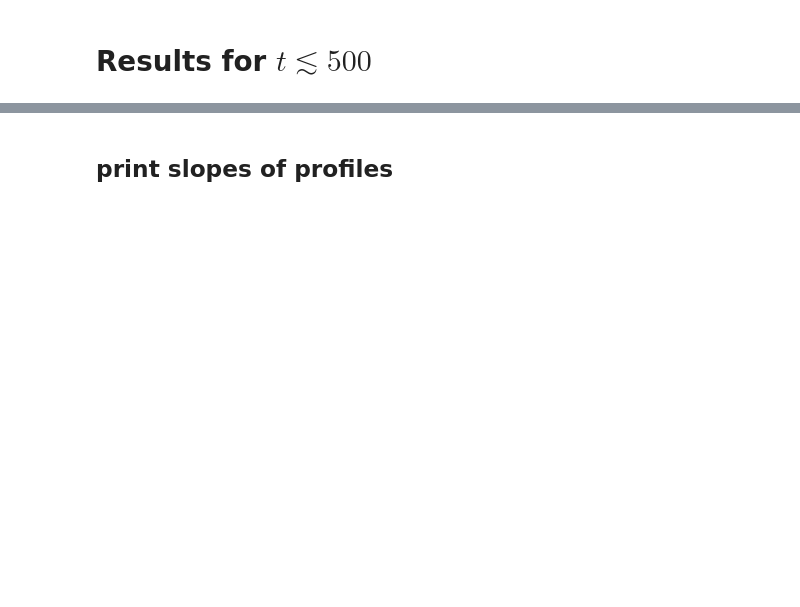
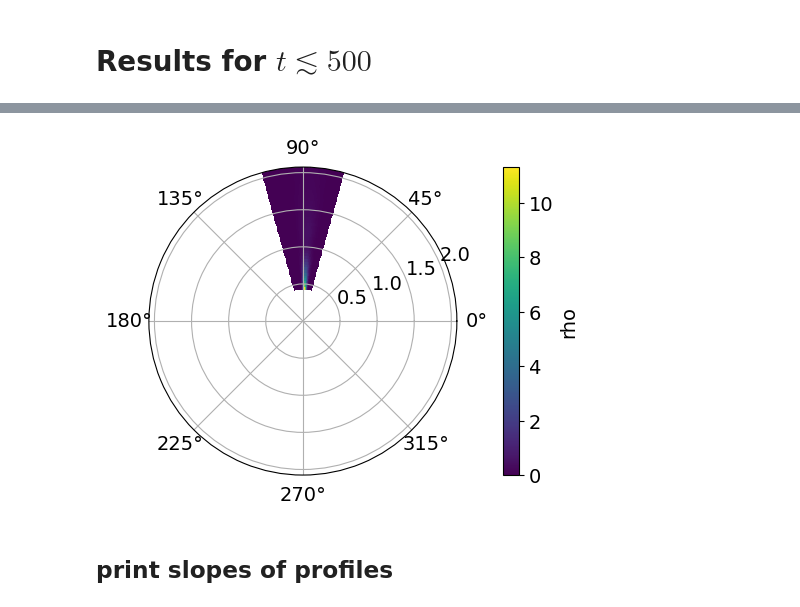
Before and after one commit to Jupiter1994/athena-warps, a Jupyter notebook: warped-disks/jiarus_diagnosis_3d.ipynb, the cells around one changed output, grey strips where cells are left out. Saved outputs shown, nothing was run; the diff lists cells and outputs as text; code cells hidden in the pictures; blank space fills up the shorter version.

```diff
--- a/warped-disks/jiarus_diagnosis_3d.ipynb
+++ b/warped-disks/jiarus_diagnosis_3d.ipynb
@@ -130,3 +143,28 @@ loading snapshot at t= 2826.0
+# %%
+fig = plt.figure(figsize=(12,4))
+#ax = fig.add_subplot()
+ax = fig.add_subplot(projection='polar')
+
+## view from above
+theta_ind = 27 # 27 = midplane of domain
+#c = ax.pcolormesh(phi_3d[:, theta_ind, :], rad_3d[:, theta_ind, :], den[:,theta_ind,:], cmap='viridis')
+
+## view from the side
+phi_ind = 2 # phi~0
+c = ax.pcolormesh(theta_3d[:,:,phi_ind], rad_3d[:,:,phi_ind], den[:,:,phi_ind], cmap='viridis')
+phi_ind2 = 12 # phi~pi
+#ax.pcolormesh(2*np.pi-theta_3d[:,:,phi_ind2], rad_3d[:,:,phi_ind2], den[:,:,phi_ind2], cmap='viridis')
+#ax.set_thetalim(np.pi/2- .25, np.pi/2 + .25)
+
+fig.colorbar(c, ax=ax, label="rho")
+
+save_fig = False
+if save_fig:
+    plt.savefig("Figs/disk-side.png")
+
+plt.show()
+# %% [output]
+[figure, added]
 # %% [markdown]
 ## print slopes of profiles
 # %%
```
Also changed, not shown: parts of 7 cells of this notebook.
